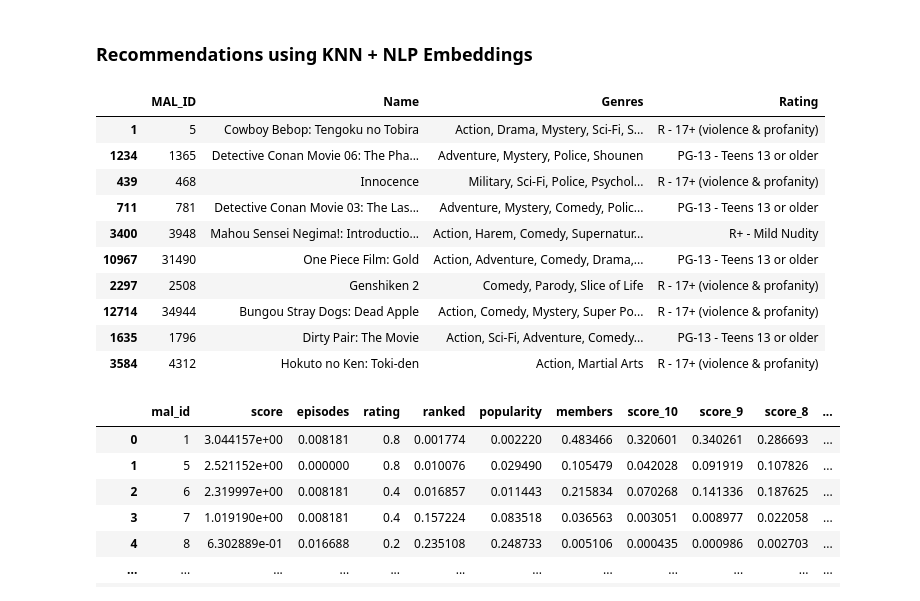
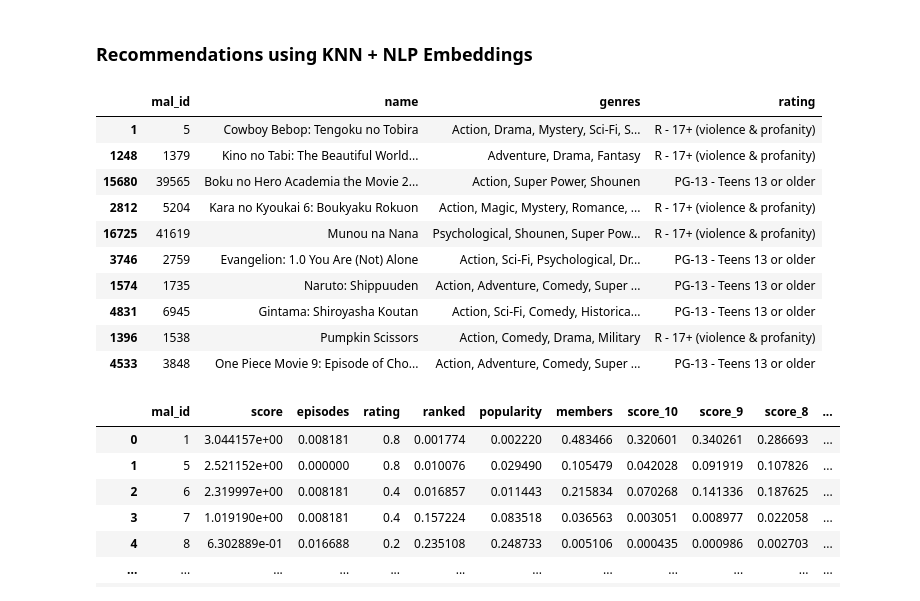
Before and after one commit to zeegeeko/ADS508-Recommender-System, a Jupyter notebook: Team3_Modeling.ipynb, the cells around one changed output. Drawn from its saved outputs; the diff is of its cells as text; code cells hidden in the pictures.

```diff
--- a/Team3_Modeling.ipynb
+++ b/Team3_Modeling.ipynb
@@ -81,7 +116,7 @@ Index(['user_id', 'anime_id', 'user_rating', 'watching_status',
 
 Used for KNN of titles
 # %%
-anime_subset = pd.read_csv('anime_subset.csv')
+anime_subset = pd.read_csv('Data/anime_subset.csv')
 # %%
 anime_subset
 # %% [output]
@@ -306,8 +343,8 @@ NearestNeighbors(metric='cosine')
 
 The test query will include itself as a recommendation, this will be excluded for final inferences
 # %%
-# Load the original anime table for title information
-anime = pd.read_csv('anime.csv')
+# Load the original anime table for title information from athena
+anime = cursor.execute('SELECT * FROM %s.%s' % (dbname, 'anime')).as_pandas()
 # %% [markdown]
 ### Query Title
 # %%
@@ -361,6 +395,11 @@ embeddings = pd.read_csv('semantics.csv')
+# %%
+# Pull Synopsis from Athena
+synopsis = cursor.execute('SELECT * FROM %s.%s' % (dbname, 'synopsis')).as_pandas()
+# Semantics is downloaded from S3
+embeddings = pd.read_csv('Data/semantics.csv')
 # %%
-embeddings = pd.concat([synopsis[['MAL_ID']], embeddings], axis=1)
-embeddings.set_index(['MAL_ID'], inplace=True)
+embeddings = pd.concat([synopsis[['mal_id']], embeddings], axis=1)
+embeddings.set_index(['mal_id'], inplace=True)
 # %%
 embeddings
 # %% [output]
@@ -436,19 +476,19 @@ anime_embeddings.iloc[list(titles[0]), :].index.tolist()
 # %% [markdown]
 ### Recommendations using KNN + NLP Embeddings
 # %%
-pd.merge(anime_embeddings.iloc[list(titles[0]), [1]], anime, left_index=True, right_on='MAL_ID')[['MAL_ID', 'Name', 'Genres', 'Rating']]
+pd.merge(anime_embeddings.iloc[list(titles[0]), [1]], anime, left_index=True, right_on='mal_id')[['mal_id', 'name', 'genres', 'rating']]
 # %% [output]
-|  | MAL_ID | Name | Genres | Rating |
+|  | mal_id | name | genres | rating |
 | 1 | 5 | Cowboy Bebop: Tengoku no Tobira | Action, Drama, Mystery, Sci-Fi, S... | R - 17+ (violence & profanity) |
-| 1234 | 1365 | Detective Conan Movie 06: The Pha... | Adventure, Mystery, Police, Shounen | PG-13 - Teens 13 or older |
-| 439 | 468 | Innocence | Military, Sci-Fi, Police, Psychol... | R - 17+ (violence & profanity) |
-| 711 | 781 | Detective Conan Movie 03: The Las... | Adventure, Mystery, Comedy, Polic... | PG-13 - Teens 13 or older |
-| 3400 | 3948 | Mahou Sensei Negima!: Introductio... | Action, Harem, Comedy, Supernatur... | R+ - Mild Nudity |
-| 10967 | 31490 | One Piece Film: Gold | Action, Adventure, Comedy, Drama,... | PG-13 - Teens 13 or older |
-| 2297 | 2508 | Genshiken 2 | Comedy, Parody, Slice of Life | R - 17+ (violence & profanity) |
-| 12714 | 34944 | Bungou Stray Dogs: Dead Apple | Action, Comedy, Mystery, Super Po... | R - 17+ (violence & profanity) |
-| 1635 | 1796 | Dirty Pair: The Movie | Action, Sci-Fi, Adventure, Comedy... | PG-13 - Teens 13 or older |
-| 3584 | 4312 | Hokuto no Ken: Toki-den | Action, Martial Arts | R - 17+ (violence & profanity) |
+| 1248 | 1379 | Kino no Tabi: The Beautiful World... | Adventure, Drama, Fantasy | R - 17+ (violence & profanity) |
+| 15680 | 39565 | Boku no Hero Academia the Movie 2... | Action, Super Power, Shounen | PG-13 - Teens 13 or older |
+| 2812 | 5204 | Kara no Kyoukai 6: Boukyaku Rokuon | Action, Magic, Mystery, Romance, ... | R - 17+ (violence & profanity) |
+| 16725 | 41619 | Munou na Nana | Psychological, Shounen, Super Pow... | R - 17+ (violence & profanity) |
+| 3746 | 2759 | Evangelion: 1.0 You Are (Not) Alone | Action, Sci-Fi, Psychological, Dr... | PG-13 - Teens 13 or older |
+| 1574 | 1735 | Naruto: Shippuuden | Action, Adventure, Comedy, Super ... | PG-13 - Teens 13 or older |
+| 4831 | 6945 | Gintama: Shiroyasha Koutan | Action, Sci-Fi, Comedy, Historica... | PG-13 - Teens 13 or older |
+| 1396 | 1538 | Pumpkin Scissors | Action, Comedy, Drama, Military | R - 17+ (violence & profanity) |
+| 4533 | 3848 | One Piece Movie 9: Episode of Cho... | Action, Adventure, Comedy, Super ... | PG-13 - Teens 13 or older |
 # %%
 anime_embeddings.reset_index()
 # %% [output]
```
Also changed, not shown: parts of 32 cells of this notebook.
